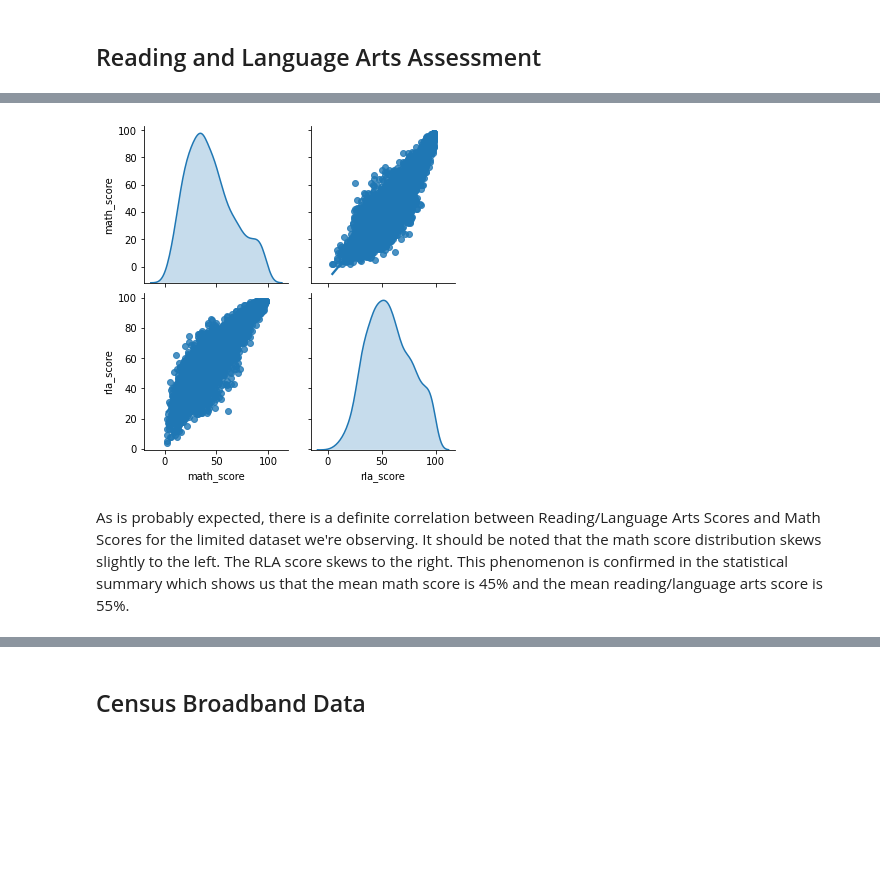
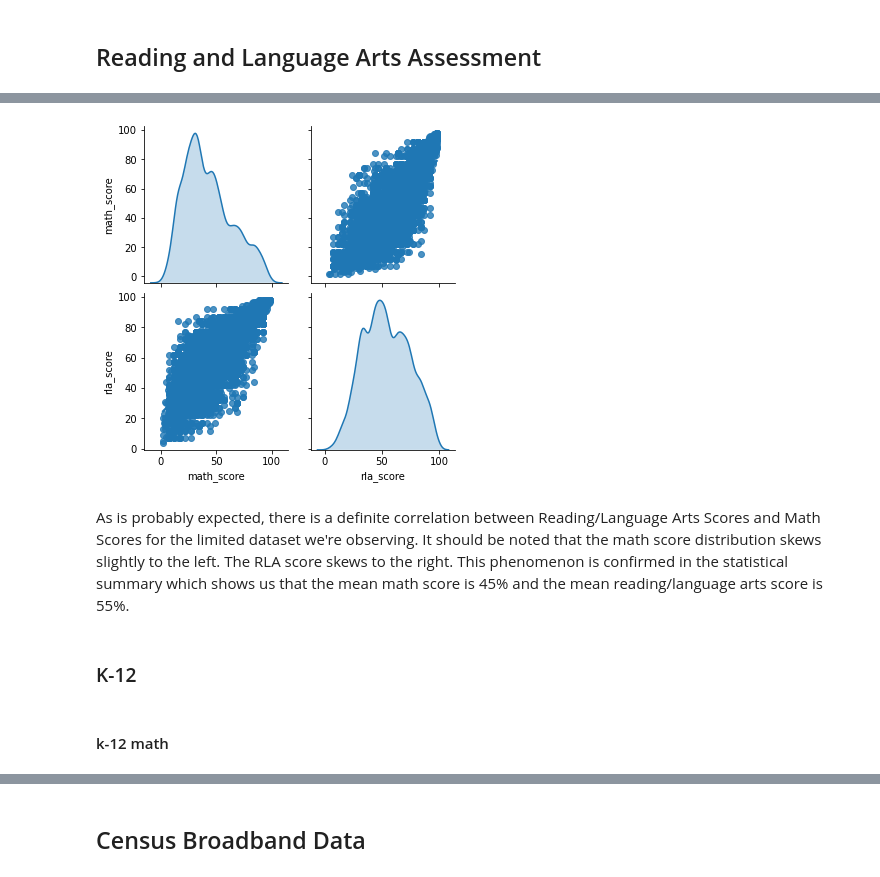
Before and after one commit to anewt225/Decoding-the-Digital-Divide, a Jupyter notebook: notebooks/Education EDA.ipynb, the cells around one changed output, grey strips where cells are left out. Cells and saved outputs as stored; diff of their text form; code cells hidden in the pictures; blank space fills up the shorter version.

```diff
--- a/notebooks/Education EDA.ipynb
+++ b/notebooks/Education EDA.ipynb
@@ -299,2 +367,4 @@ all_rla_2018.head()
 # %%
-assessments_2018 = pd.merge(all_rla_2018, all_math_2018, how='inner', on='leaid').dropna()
+hs_assessments_2018 = pd.merge(all_rla_2018, all_math_2018, how='inner', on='leaid').dropna()
+hs_assessments_2018['year'] = 2018
+hs_assessments_2018.info
@@ -404,6 +388,6 @@ assessments_300_2018.describe()
 # %%
-sns.pairplot(assessments_300_2018, vars=['math_score', 'rla_score'], kind='reg', diag_kind='kde');
+sns.pairplot(assessments_2018, vars=['math_score', 'rla_score'], kind='reg', diag_kind='kde');
 # %% [output]
-[figure, old version]
+[figure, new version]
 # %% [markdown]
 As is probably expected, there is a definite correlation between Reading/Language Arts Scores and Math Scores for the limited dataset we're observing. It should be noted that the math score distribution skews slightly to the left. The RLA score skews to the right. This phenomenon is confirmed in the statistical summary which shows us that the mean math score is 45% and the mean reading/language arts score is 55%.
@@ -411,0 +394,4 @@ assessments_300_2018.to_csv('data/education/assessments_300_2018.csv')
+# %% [markdown]
+### K-12
+# %% [markdown]
+#### k-12 math
```
Also changed, not shown: parts of 58 cells of this notebook, 35 other files.
